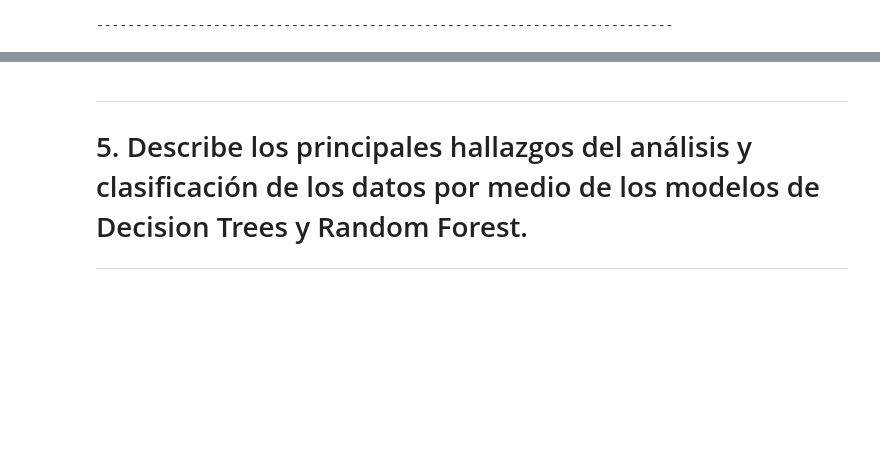
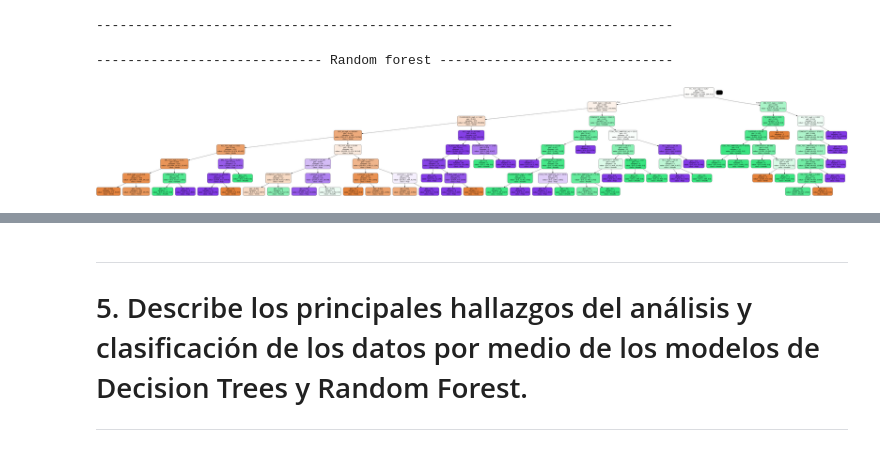
Before and after one commit to PosgradoMNA/actividades-del-projecto-team_59, a Jupyter notebook: Sem_09_CD_Reto_entrega_2.ipynb, the cells around one changed output, grey strips where cells are left out. Drawn from its saved outputs; the diff is of its cells as text; code cells hidden in the pictures; blank space fills up the shorter version.

```diff
--- a/Sem_09_CD_Reto_entrega_2.ipynb
+++ b/Sem_09_CD_Reto_entrega_2.ipynb
@@ -735,3 +749,27 @@ Matriz de confusión:
  [ 0  5 74]]
 [figure]
 --------------------------------------------------------------------------
+# %%
+# - - - - - - - - - - - - - - - - - - - - - - - - - - - - - - - - - - - - - - - - - - - - - - - - -
+# Modelo random forest
+
+print('\n----------------------------- Random forest ------------------------------\n')
+Rand_For= RandomForestClassifier(max_depth= 7, random_state= 42, class_weight='balanced')
+Rand_For= Rand_For.fit(Xtv, ytv)
+forest= Rand_For[10]
+arbol= export_graphviz (forest,
+                        out_file = None,
+                        feature_names= Xtv.columns,
+                        class_names = ['Verde','Amarllo','Rojo'],
+                        rounded = True,
+                        filled = True)
+
+import pydotplus
+from IPython.display import Image
+sns.set(rc={'figure.figsize':(15,13)})
+graph= pydotplus.graph_from_dot_data(arbol)
+graph.write_png('Forest.png')
+Image(filename= 'Forest.png')
+# %% [output]
+----------------------------- Random forest ------------------------------
+[figure, added]
```
Also changed, not shown: parts of 6 cells of this notebook.
